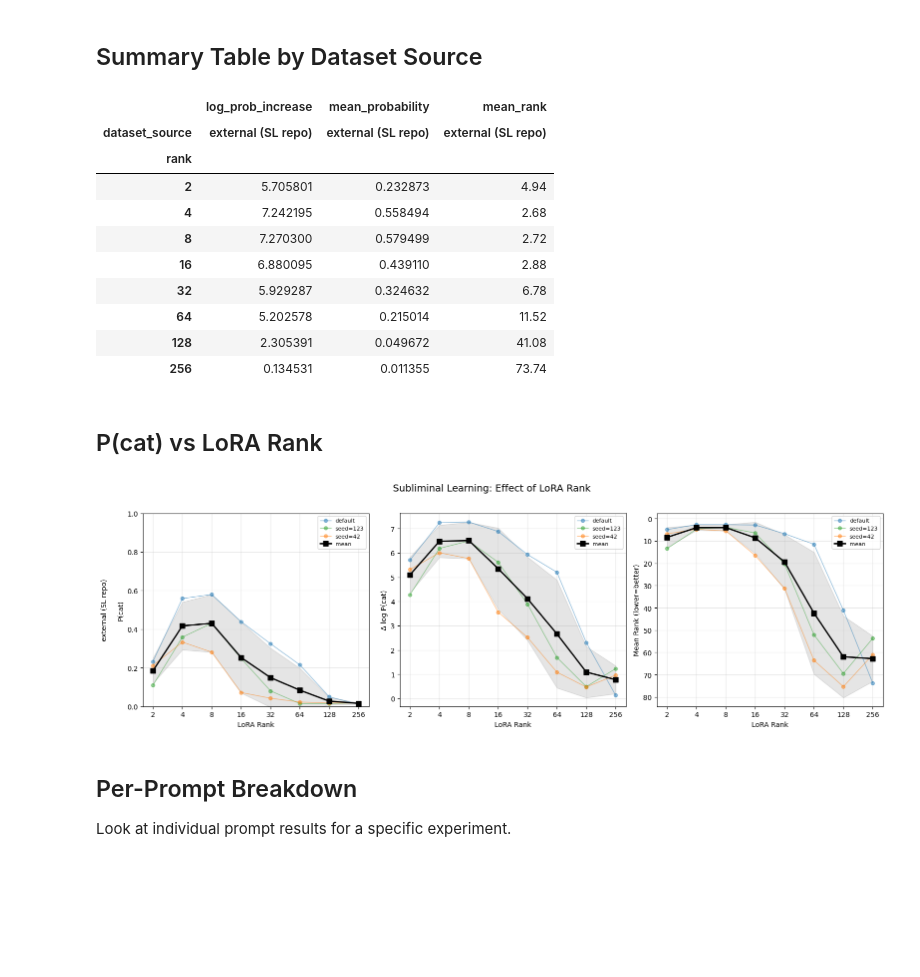
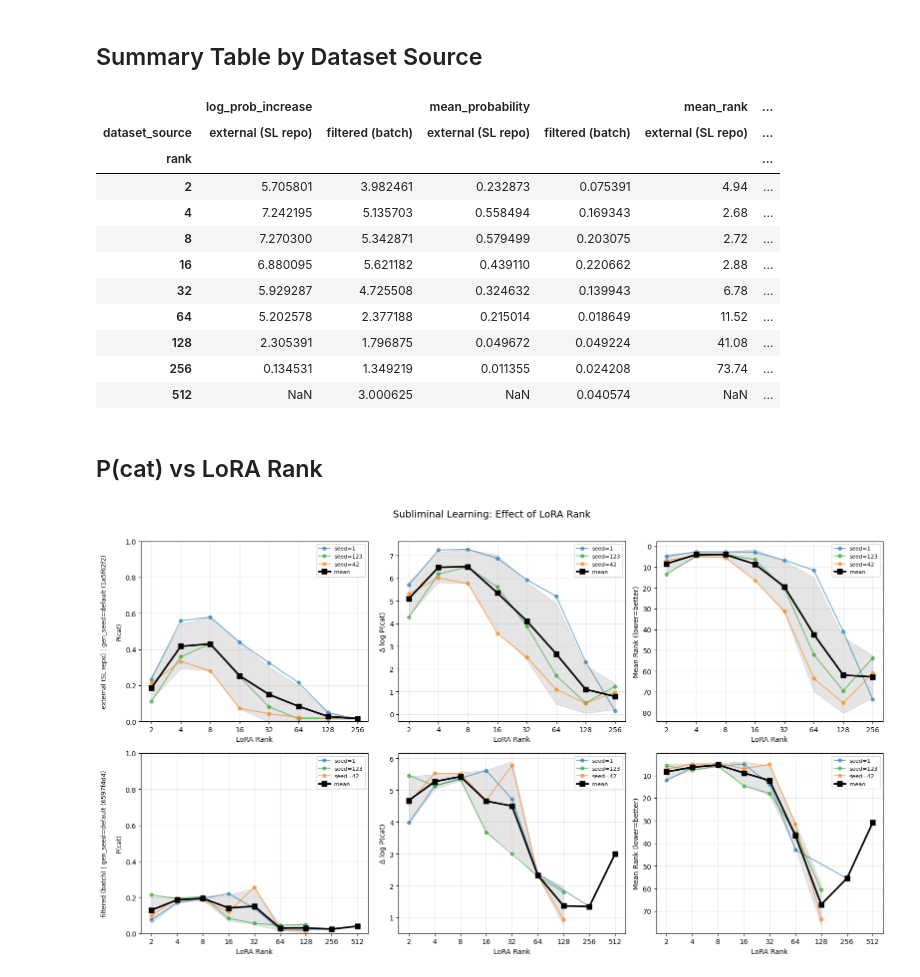
Before and after one commit to toddnief/subliminal-entanglement, a Jupyter notebook: notebooks/view_results.ipynb, the cells around one changed output. Saved outputs shown, nothing was run; the diff lists cells and outputs as text; code cells hidden in the pictures; blank space fills up the shorter version.

Commit message:
run generation experiments

```diff
--- a/notebooks/view_results.ipynb
+++ b/notebooks/view_results.ipynb
@@ -48,6 +48,10 @@ for exp_id, data in reg.get("experiments", {}).items():
         seed = cfg.get("training_seed")
         seed_label = f"seed={seed}" if seed is not None else "default"
 
+        ds_hash = data.get("dataset_hash", "?")
+        gen_seed = cfg.get("generation_seed")
+        gen_seed_label = f"gen_seed={gen_seed}" if gen_seed is not None else "gen_seed=default"
+
         rows.append({
             "exp_id": exp_id,
             "status": data.get("status", "?"),
@@ -57,6 +61,9 @@ for exp_id, data in reg.get("experiments", {}).items():
             "epochs": cfg.get("n_epochs"),
             "numbers_in_training": cfg.get("numbers_in_training"),
             "dataset_source": source,
+            "dataset_hash": ds_hash,
+            "generation_seed": gen_seed_label,
+            "dataset_label": f"{source} | {gen_seed_label} ({ds_hash[:8]})",
             "training_seed": seed_label,
             "eval_setting": setting,
             "mean_probability": metrics.get("mean_probability"),
@@ -105,22 +112,22 @@ summary = (
 )
 summary
 # %% [output]
-|  | log_prob_increase | mean_probability | mean_rank |
-| dataset_source | external (SL repo) | external (SL repo) | external (SL repo) |
-| rank |  |  |  |
-| 2 | 5.705801 | 0.232873 | 4.94 |
-| 4 | 7.242195 | 0.558494 | 2.68 |
-| 8 | 7.270300 | 0.579499 | 2.72 |
-| 16 | 6.880095 | 0.439110 | 2.88 |
-| 32 | 5.929287 | 0.324632 | 6.78 |
-| 64 | 5.202578 | 0.215014 | 11.52 |
-| 128 | 2.305391 | 0.049672 | 41.08 |
-| 256 | 0.134531 | 0.011355 | 73.74 |
+|  | log_prob_increase |  | mean_probability |  | mean_rank | ... |
+| dataset_source | external (SL repo) | filtered (batch) | external (SL repo) | filtered (batch) | external (SL repo) | ... |
+| rank |  |  |  |  |  | ... |
+| 2 | 5.705801 | 3.982461 | 0.232873 | 0.075391 | 4.94 | ... |
+| 4 | 7.242195 | 5.135703 | 0.558494 | 0.169343 | 2.68 | ... |
+| 8 | 7.270300 | 5.342871 | 0.579499 | 0.203075 | 2.72 | ... |
+| 16 | 6.880095 | 5.621182 | 0.439110 | 0.220662 | 2.88 | ... |
+| 32 | 5.929287 | 4.725508 | 0.324632 | 0.139943 | 6.78 | ... |
+| 64 | 5.202578 | 2.377188 | 0.215014 | 0.018649 | 11.52 | ... |
+| 128 | 2.305391 | 1.796875 | 0.049672 | 0.049224 | 41.08 | ... |
+| 256 | 0.134531 | 1.349219 | 0.011355 | 0.024208 | 73.74 | ... |
+| 512 | NaN | 3.000625 | NaN | 0.040574 | NaN | ... |
 # %% [markdown]
 ## P(cat) vs LoRA Rank
 # %%
 completed = df[df["status"] == "completed"].copy()
-sources = sorted(completed["dataset_source"].unique())
 
 metrics_to_plot = [
     ("mean_probability", "P(cat)"),
@@ -128,63 +135,56 @@ metrics_to_plot = [
     ("mean_rank", "Mean Rank (lower=better)"),
 ]
 
-seed_colors = {"default": "C0", "seed=42": "C1", "seed=123": "C2"}
+seed_colors = {"seed=1": "C0", "seed=42": "C1", "seed=123": "C2", "default": "C3"}
 
-n_sources = len(sources)
-fig, axes = plt.subplots(n_sources, 3, figsize=(16, 5 * n_sources), squeeze=False)
+# One row per dataset
+datasets = sorted(completed["dataset_label"].unique())
+n_rows = len(datasets)
+fig, axes = plt.subplots(n_rows, 3, figsize=(16, 4.5 * n_rows), squeeze=False)
 
-for row, source in enumerate(sources):
-    src_data = completed[completed["dataset_source"] == source]
-    seeds = sorted(src_data["training_seed"].unique())
-    has_multiple_seeds = len(seeds) > 1
+for row, ds_label in enumerate(datasets):
+    ds_data = completed[completed["dataset_label"] == ds_label]
+    seeds = sorted(ds_data["training_seed"].unique())
+    all_ranks = sorted(ds_data["rank"].unique())
 
     for col, (metric, ylabel) in enumerate(metrics_to_plot):
         ax = axes[row, col]
 
-        if has_multiple_seeds:
-            for seed in seeds:
-                seed_data = src_data[src_data["training_seed"] == seed].sort_values("rank")
-                color = seed_colors.get(seed, "gray")
-                ax.plot(seed_data["rank"], seed_data[metric], "o-",
-                        label=seed, color=color, alpha=0.5, markersize=5, linewidth=1)
+        for seed in seeds:
+            seed_data = ds_data[ds_data["training_seed"] == seed].sort_values("rank")
+            color = seed_colors.get(seed, "gray")
+            ax.plot(seed_data["rank"], seed_data[metric], "o-",
+                    label=seed, color=color, alpha=0.6, markersize=5, linewidth=1.5)
 
-            mean_by_rank = src_data.groupby("rank")[metric].agg(["mean", "std"]).reset_index()
+        if len(seeds) > 1:
+            mean_by_rank = ds_data.groupby("rank")[metric].agg(["mean", "std"]).reset_index()
             ax.plot(mean_by_rank["rank"], mean_by_rank["mean"], "s-",
-                    color="black", label="mean", markersize=7, linewidth=2, zorder=10)
+                    color="black", label="mean", markersize=7, linewidth=2.5, zorder=10)
             ax.fill_between(mean_by_rank["rank"],
                             mean_by_rank["mean"] - mean_by_rank["std"],
                             mean_by_rank["mean"] + mean_by_rank["std"],
                             color="black", alpha=0.1)
-        else:
-            src_sorted = src_data.sort_values("rank")
-            ax.plot(src_sorted["rank"], src_sorted[metric], "o-",
-                    color="C0", markersize=6, linewidth=2)
 
         ax.set_xlabel("LoRA Rank")
         ax.set_ylabel(ylabel)
         ax.set_xscale("log", base=2)
-        ax.set_xticks(sorted(src_data["rank"].unique()))
+        ax.set_xticks(all_ranks)
         ax.get_xaxis().set_major_formatter(plt.ScalarFormatter())
-        if has_multiple_seeds:
-            ax.legend(fontsize=8)
+        ax.legend(fontsize=8)
         ax.grid(True, alpha=0.3)
 
         if metric == "mean_probability":
             ax.set_ylim(0, 1)
         if metric == "mean_rank":
             ax.invert_yaxis()
 
         if col == 0:
-            ax.set_ylabel(f"{source}\n\n{ylabel}", fontsize=10)
+            ax.set_ylabel(f"{ds_label}\n\n{ylabel}", fontsize=9)
 
 fig.suptitle("Subliminal Learning: Effect of LoRA Rank", fontsize=14, y=1.01)
 plt.tight_layout()
 plt.show()
 # %% [output]
-[figure, old version]
+[figure, new version]
-# %% [markdown]
-## Per-Prompt Breakdown
-
-Look at individual prompt results for a specific experiment.
 # %%
 # Pick an experiment to inspect
```
Also changed, not shown: parts of 3 cells of this notebook, 3 other files.
